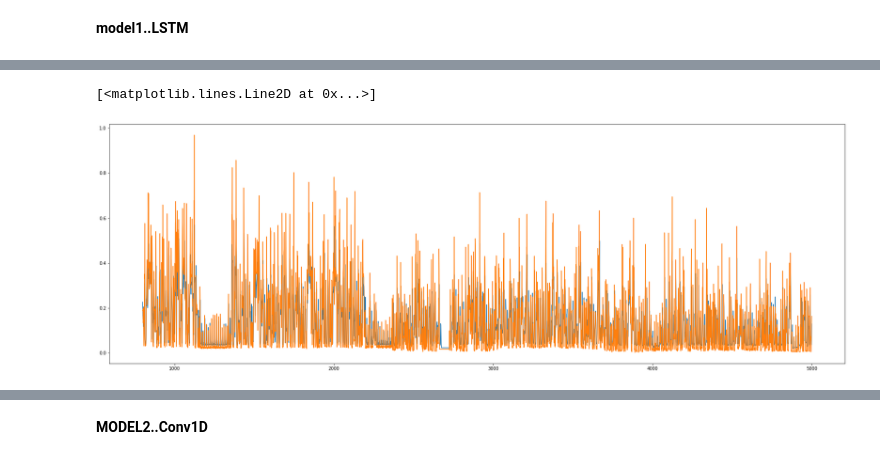
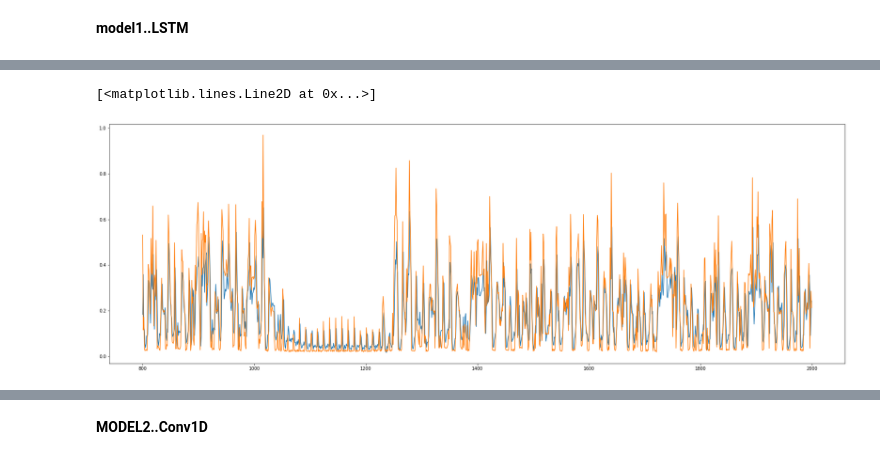
Before and after one commit to chandank21/Electrical-Household-Load-Forecasting, a Jupyter notebook: Load_Forecasting_using_RNN.ipynb, the cells around one changed output, grey strips where cells are left out. Saved outputs shown, nothing was run; the diff lists cells and outputs as text; code cells hidden in the pictures.

```diff
--- a/Load_Forecasting_using_RNN.ipynb
+++ b/Load_Forecasting_using_RNN.ipynb
@@ -38,3 +47,7 @@ def series_to_supervised(df_as_np,n_lags,n_out=1):
   return np.array(X), np.array(y)
 # %%
 dataset = load_data(r'/content/drive/MyDrive/datasets/household_power_consumption.txt')
+# %%
+cols=['Global_active_power', 'Global_reactive_power', 'Global_intensity']
+dataset = dataset[cols]
+dataset = clean_data(dataset)
@@ -40,0 +82,4 @@ dataset = load_data(r'/content/drive/MyDrive/datasets/household_power_consumptio
+# %%
+dataset = dataset.resample('H').mean()
+plt.figure(figsize=(60,10))
+plt.plot(dataset.Global_intensity.values[20000:20400],marker='o')
@@ -44,7 +92,7 @@ dataset = dataset[cols]
 dataset = clean_data(dataset)
 dataset = dataset.resample('H').mean()
 data_as_np,scaler = scaling_data(dataset)
-n_lags=12
+n_lags=120
 n_out=1
 input,target = series_to_supervised(data_as_np,n_lags,n_out)
 input , target = input[500:],target[500:]
@@ -219,11 +245,11 @@ np.mean(abs(test_results.test_predicted-test_results.test_target)/test_results.t
 # %%
 import matplotlib.pyplot as plt
 plt.figure(figsize=(30,10))
-plt.plot(train_results['train_predicted'][800:5000])
-plt.plot(train_results['train_target'][800:5000])
+plt.plot(train_results['train_predicted'][800:2000])
+plt.plot(train_results['train_target'][800:2000])
 # %% [output]
 [<matplotlib.lines.Line2D at 0x...>]
-[figure, old version]
+[figure, new version]
 # %%
 import matplotlib.pyplot as plt
 plt.figure(figsize=(30,10))
```
Also changed, not shown: parts of 20 cells of this notebook.
